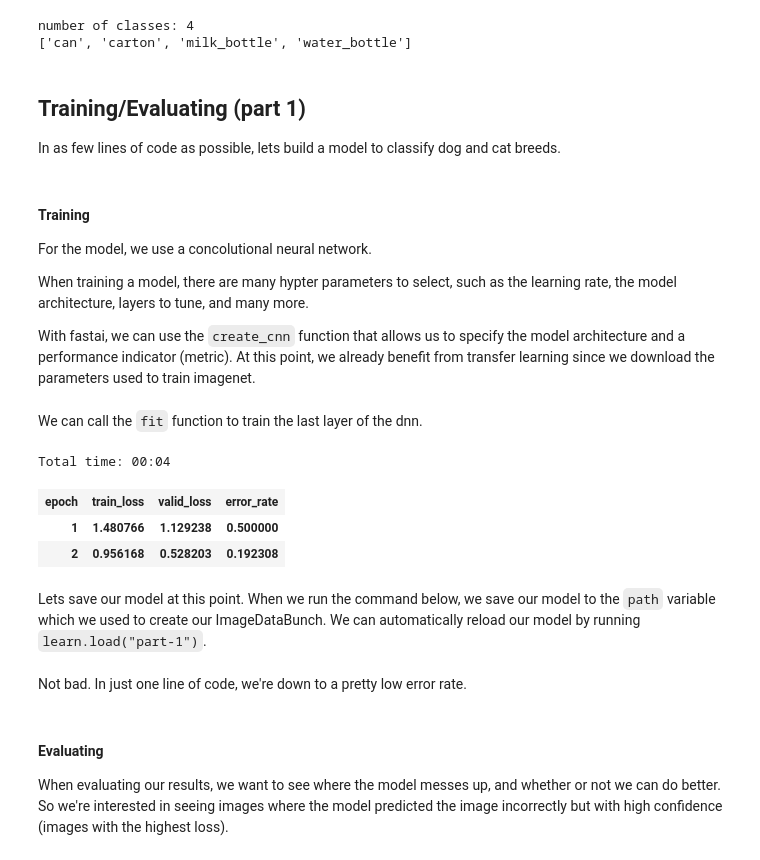
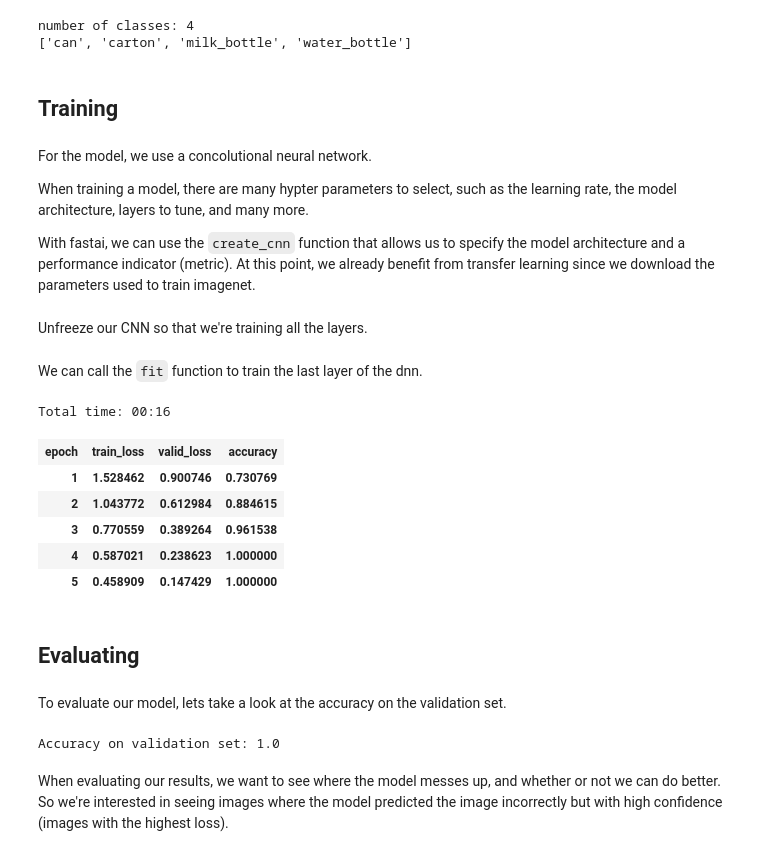
Before and after one commit to microsoft/computervision-recipes, a Jupyter notebook: image_classification/notebooks/01_Image_Classification.ipynb, the cells around one changed output. Cells and saved outputs as stored; diff of their text form; code cells hidden in the pictures.

```diff
--- a/image_classification/notebooks/01_Image_Classification.ipynb
+++ b/image_classification/notebooks/01_Image_Classification.ipynb
@@ -30,6 +42,6 @@ In this repo, there is a `data` folder inside the `image_classification` directo
 
 Lets set that directory to our `path` variable, which we'll use throughout the notebook, and checkout what's inside:
 # %%
-path = Path('../data/singlelabel_fridge_objects')
+path = Path(DATA_PATH)
 path.ls()
 # %% [output]
@@ -79,15 +78,13 @@ Good thing our data is already structured in that format!
 To use fastai, we want to create an ImageDataBunch so that the library can easily use multiple images (mini-batches) during training time. We create an ImageDataBunch by using fastai's [data_block apis](https://docs.fast.ai/data_block.html).
 # %%
 np.random.seed(42)
-src = ImageItemList \
+data = ImageItemList \
     .from_folder(path) \
     .random_split_by_pct(valid_pct=0.2, seed=10) \
-    .label_from_folder()
+    .label_from_folder() \
+    .transform(size=IMAGE_SIZE) \
+    .databunch(bs=BATCH_SIZE) \
+    .normalize(imagenet_stats)
-# %%
-data = src \
-    .transform(size=128) \
-    .databunch(bs=24) \
-    .normalize(imagenet_stats)
 # %% [markdown]
 Lets take a look at our data using the databunch we created.
 # %%
@@ -102,15 +99,15 @@ print(data.classes)
 # %% [output]
 number of classes: 4
 ['can', 'carton', 'milk_bottle', 'water_bottle']
-# %% [markdown]
-## Training/Evaluating (part 1)
-In as few lines of code as possible, lets build a model to classify dog and cat breeds.
+# %% [markdown]
+## Training
 # %% [markdown]
-#### Training
 For the model, we use a concolutional neural network.
 
 When training a model, there are many hypter parameters to select, such as the learning rate, the model architecture, layers to tune, and many more.
 
 With fastai, we can use the `create_cnn` function that allows us to specify the model architecture and a performance indicator (metric). At this point, we already benefit from transfer learning since we download the parameters used to train imagenet.
 # %%
-learn = create_cnn(data, models.resnet34, metrics=error_rate)
+learn = create_cnn(data, ARCHITECTURE, metrics=accuracy)
+# %% [markdown]
+Unfreeze our CNN so that we're training all the layers.
@@ -117,11 +116,12 @@ learn = create_cnn(data, models.resnet34, metrics=error_rate)
 # %% [markdown]
 We can call the `fit` function to train the last layer of the dnn.
 # %%
-learn.fit(2)
+learn.fit(EPOCHS, LEARNING_RATE)
 # %% [output]
-Total time: 00:04
+Total time: 00:16
-| epoch | train_loss | valid_loss | error_rate |
-| 1 | 1.480766 | 1.129238 | 0.500000 |
-| 2 | 0.956168 | 0.528203 | 0.192308 |
+| epoch | train_loss | valid_loss | accuracy |
+| 1 | 1.528462 | 0.900746 | 0.730769 |
+| 2 | 1.043772 | 0.612984 | 0.884615 |
+| 3 | 0.770559 | 0.389264 | 0.961538 |
+| 4 | 0.587021 | 0.238623 | 1.000000 |
+| 5 | 0.458909 | 0.147429 | 1.000000 |
-# %% [markdown]
-Lets save our model at this point. When we run the command below, we save our model to the `path` variable which we used to create our ImageDataBunch. We can automatically reload our model by running `learn.load("part-1")`.
@@ -130,8 +128,13 @@ learn.save("part-1")
-# %% [markdown]
-Not bad. In just one line of code, we're down to a pretty low error rate.
+# %% [markdown]
+## Evaluating
+# %% [markdown]
+To evaluate our model, lets take a look at the accuracy on the validation set.
+# %%
+_, metric = learn.validate(learn.data.valid_dl, metrics=[accuracy])
+print(f'Accuracy on validation set: {float(metric)}')
+# %% [output]
+Accuracy on validation set: 1.0
 # %% [markdown]
-#### Evaluating
-
 When evaluating our results, we want to see where the model messes up, and whether or not we can do better. So we're interested in seeing images where the model predicted the image incorrectly but with high confidence (images with the highest loss).
 # %%
 interp = ClassificationInterpretation.from_learner(learn)
```
Also changed, not shown: parts of 44 cells of this notebook, 9 other files.
